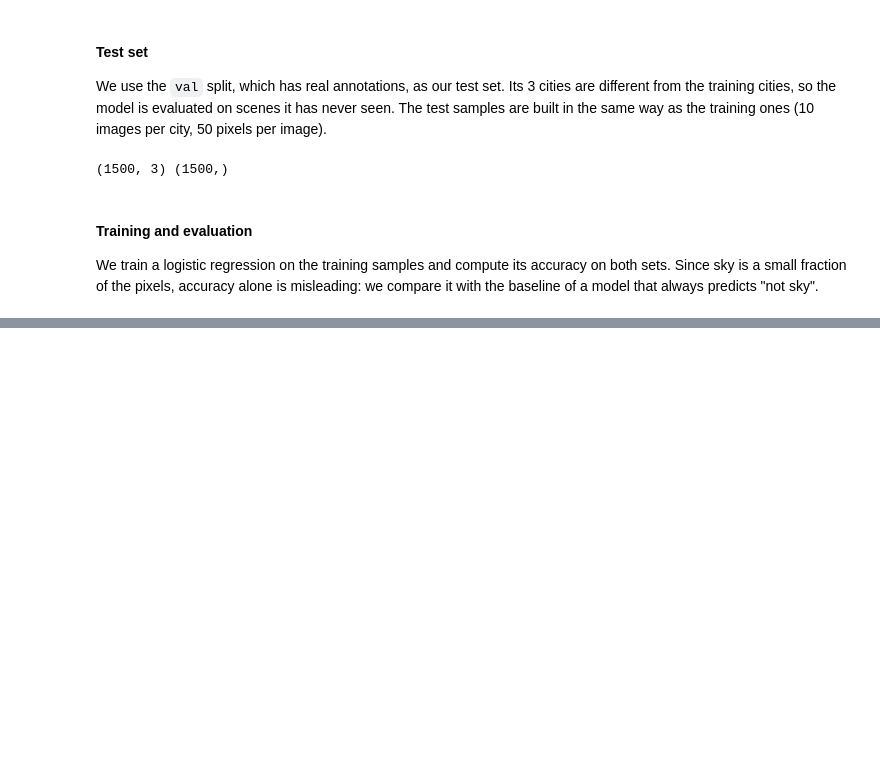
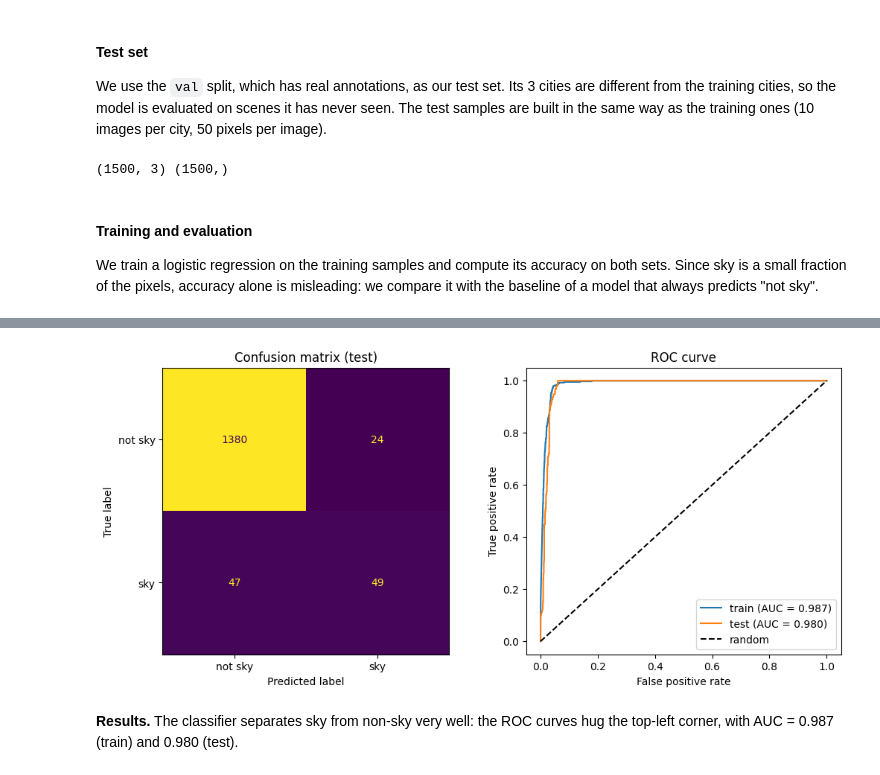
Before and after one commit to ThierryPiazza/cityscape-cv, a Jupyter notebook: main.ipynb, the cells around one changed output, grey strips where cells are left out. Cells and saved outputs as stored; diff of their text form; code cells hidden in the pictures; blank space fills up the shorter version.

Commit message:
Matrix confusion and AUC

```diff
--- a/main.ipynb
+++ b/main.ipynb
@@ -208,0 +213,18 @@ Baseline (always not sky): 0.9393333333333334
+# %%
+import sklearn.metrics
+def evaluate(clf, X, y, title):
+    proba = clf.predict_proba(X)[:, 1]
+    pred = proba > 0.5 # is > 0.5 -> sky
+    acc = sklearn.metrics.accuracy_score(y, pred)
+    auc = sklearn.metrics.roc_auc_score(y, proba)
+    cm = sklearn.metrics.confusion_matrix(y, pred)
+    print(f"{title}: accuracy = {acc:.3f}, AUC = {auc:.3f}")
+    print(cm)
+    return proba, cm
+
+proba_train, cm_train = evaluate(clf, X_train, y_train, "Train")
+proba_test, cm_test = evaluate(clf, X_test, y_test, "Test")
+
+tn, fp, fn, tp = cm_test.ravel()
+print("Recall sky :", tp / (tp + fn)) # How many pixel are sky
+print("Precision sky:", tp / (tp + fp)) # How many are true skt
@@ -208,0 +240,23 @@ Baseline (always not sky): 0.9393333333333334
+# %%
+fig, axs = plt.subplots(1, 2, figsize=(12, 5))
+
+# Confusion matrix (rows = true class, columns = predicted class)
+sklearn.metrics.ConfusionMatrixDisplay(cm_test, display_labels=["not sky", "sky"]).plot(ax=axs[0], colorbar=False, values_format="d")
+axs[0].set_title("Confusion matrix (test)")
+
+# ROC curve
+for proba, y, label in [(proba_train, y_train, "train"), (proba_test, y_test, "test")]:
+    fpr, tpr, _ = sklearn.metrics.roc_curve(y, proba)
+    auc = sklearn.metrics.roc_auc_score(y, proba)
+    axs[1].plot(fpr, tpr, label=f"{label} (AUC = {auc:.3f})")
+axs[1].plot([0, 1], [0, 1], "k--", label="random")
+axs[1].set_xlabel("False positive rate")
+axs[1].set_ylabel("True positive rate")
+axs[1].set_title("ROC curve")
+axs[1].legend()
+
+plt.show()
+# %% [output]
+[figure, added]
+# %% [markdown]
+**Results.** The classifier separates sky from non-sky very well: the ROC curves hug the top-left corner, with AUC = 0.987 (train) and 0.980 (test).
```
Also changed, not shown: parts of 7 cells of this notebook.
